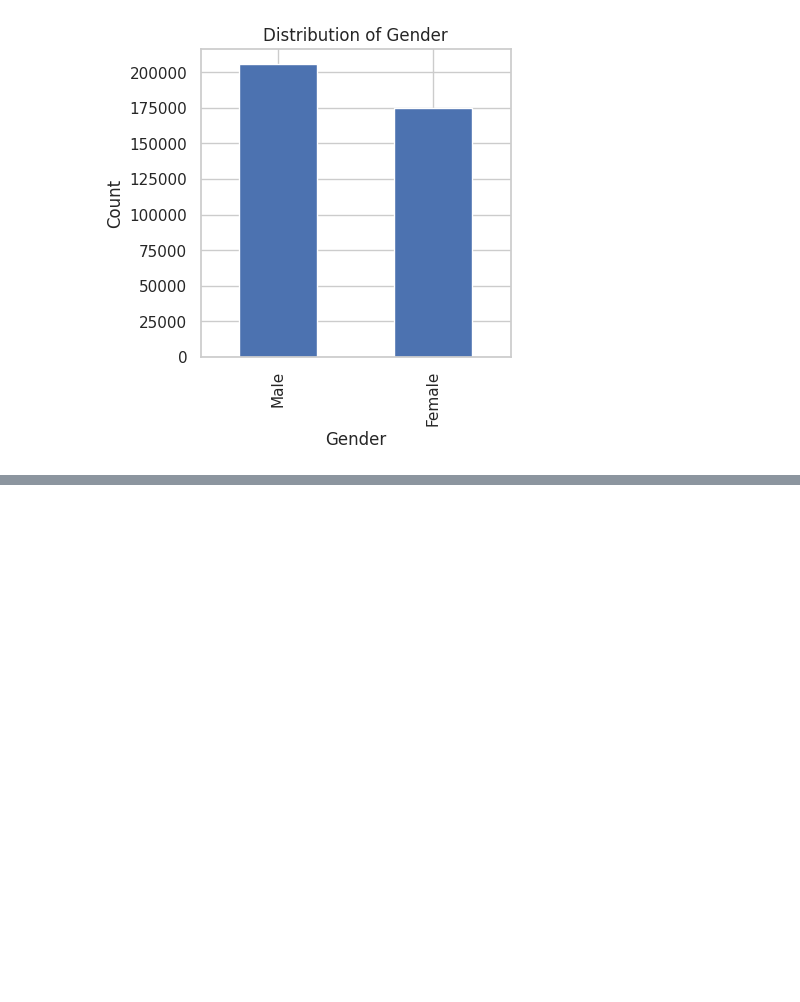
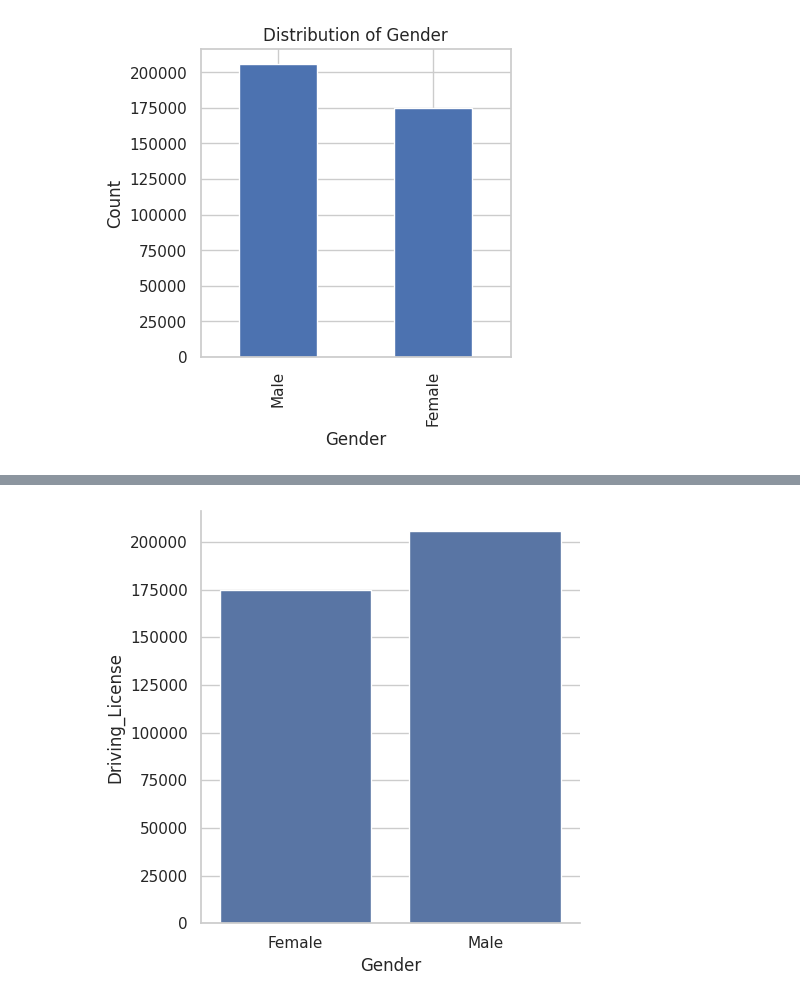
Before and after one commit to DhyanendraSinghSikarwar/mlops-project, a Jupyter notebook: notebook/exp-notebook.ipynb.ipynb, the cells around one changed output, grey strips where cells are left out. Cells and saved outputs as stored; diff of their text form; code cells hidden in the pictures; blank space fills up the shorter version.

```diff
--- a/notebook/exp-notebook.ipynb.ipynb
+++ b/notebook/exp-notebook.ipynb.ipynb
@@ -155,0 +158,7 @@ g = sns.catplot(x="Gender", y="count",col="Response", data=data, kind="bar", hei
+# %%
+# driving license by gender
+
+data=df.groupby(['Gender'])['Driving_License'].count().to_frame().reset_index()
+sns.catplot(x="Gender", y="Driving_License", data=data, kind="bar");
+# %% [output]
+[figure, added]
```
Also changed, not shown: parts of 31 cells of this notebook, 5 other files.
